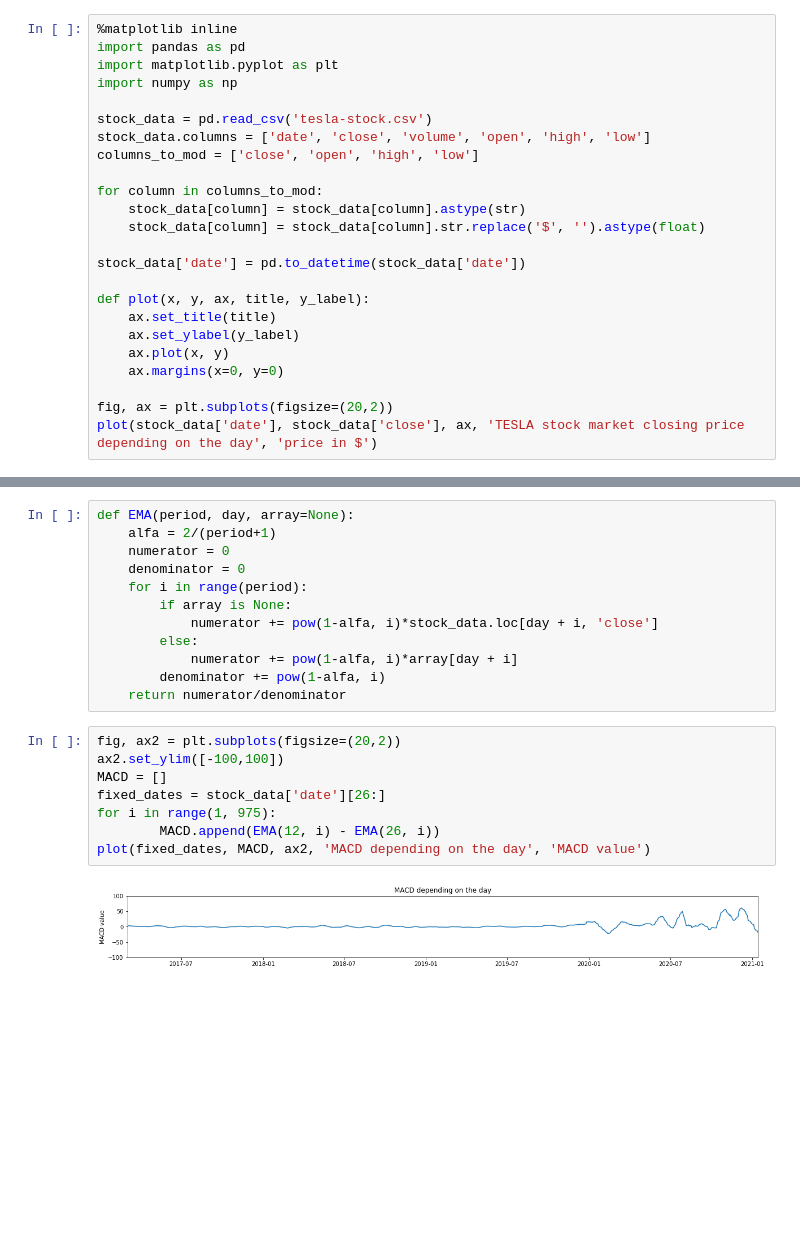
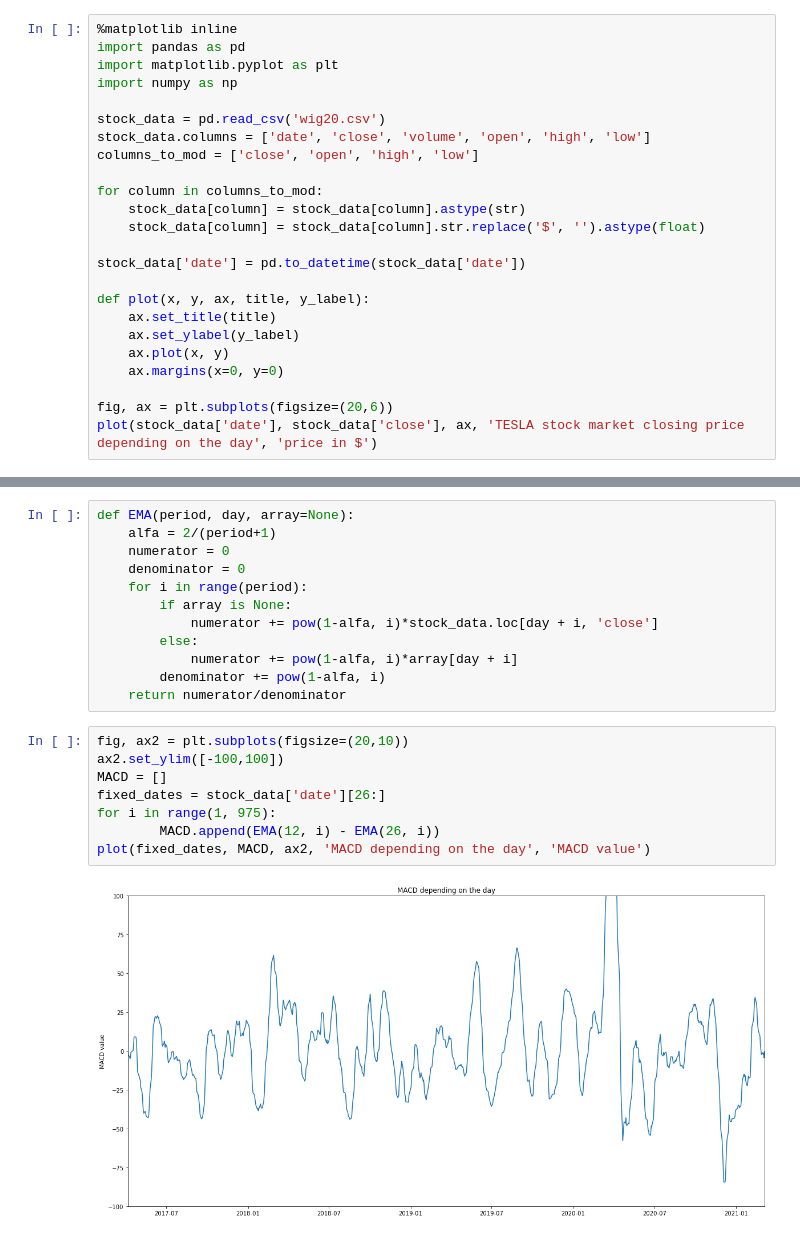
Before and after one commit to Unf0rgiv3n/MACD-Moving-Average-Convergence-Divergence, a Jupyter notebook: MACD.ipynb, the cells around one changed output, grey strips where cells are left out. Cells and saved outputs as stored; diff of their text form; blank space fills up the shorter version.

```diff
--- a/MACD.ipynb
+++ b/MACD.ipynb
@@ -10,7 +10,7 @@ import pandas as pd
 import matplotlib.pyplot as plt
 import numpy as np
 
-stock_data = pd.read_csv('tesla-stock.csv')
+stock_data = pd.read_csv('wig20.csv')
 stock_data.columns = ['date', 'close', 'volume', 'open', 'high', 'low']
 columns_to_mod = ['close', 'open', 'high', 'low']
 
@@ -26,6 +26,6 @@ def plot(x, y, ax, title, y_label):
     ax.plot(x, y)
     ax.margins(x=0, y=0)
 
-fig, ax = plt.subplots(figsize=(20,2))
+fig, ax = plt.subplots(figsize=(20,6))
 plot(stock_data['date'], stock_data['close'], ax, 'TESLA stock market closing price depending on the day', 'price in $')
 # %% [output]
@@ -47,13 +47,13 @@ def EMA(period, day, array=None):
         denominator += pow(1-alfa, i)
     return numerator/denominator
 # %%
-fig, ax2 = plt.subplots(figsize=(20,2))
+fig, ax2 = plt.subplots(figsize=(20,10))
 ax2.set_ylim([-100,100])
 MACD = []
 fixed_dates = stock_data['date'][26:]
 for i in range(1, 975):
         MACD.append(EMA(12, i) - EMA(26, i))
 plot(fixed_dates, MACD, ax2, 'MACD depending on the day', 'MACD value')
 # %% [output]
-[figure, old version]
+[figure, new version]
 # %%
```
Also changed, not shown: parts of 7 cells of this notebook, 1 other file.
